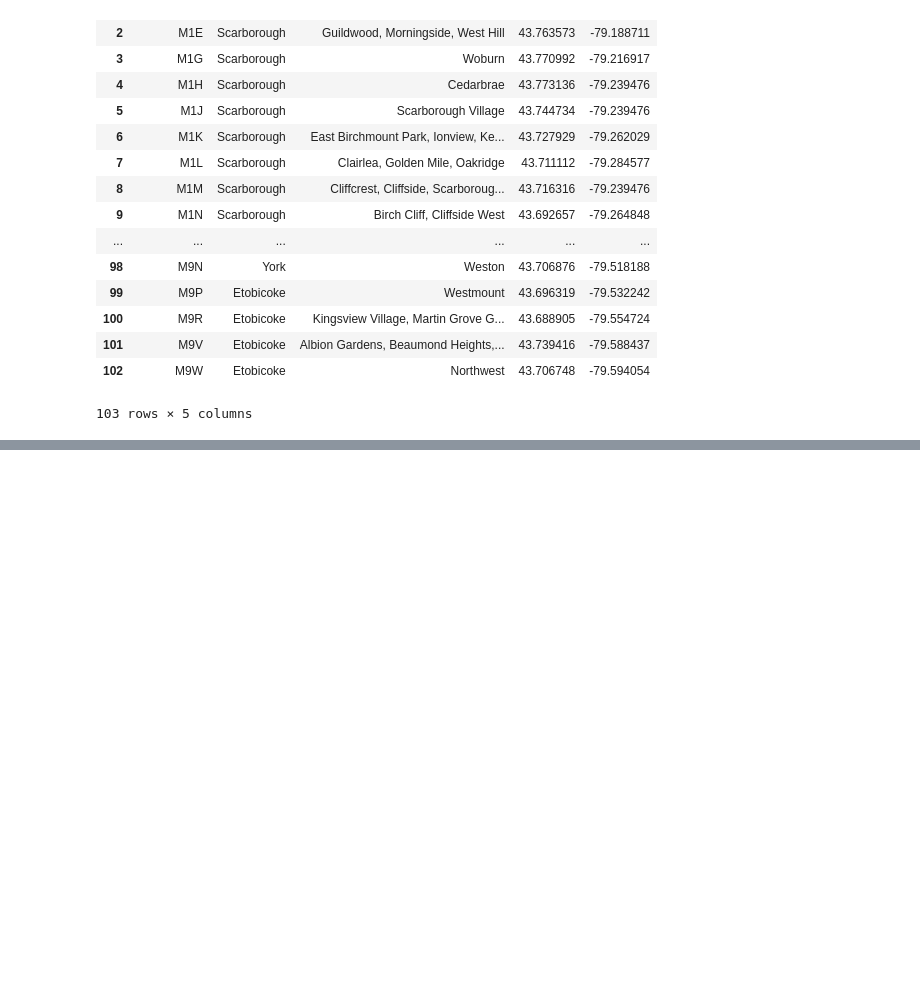
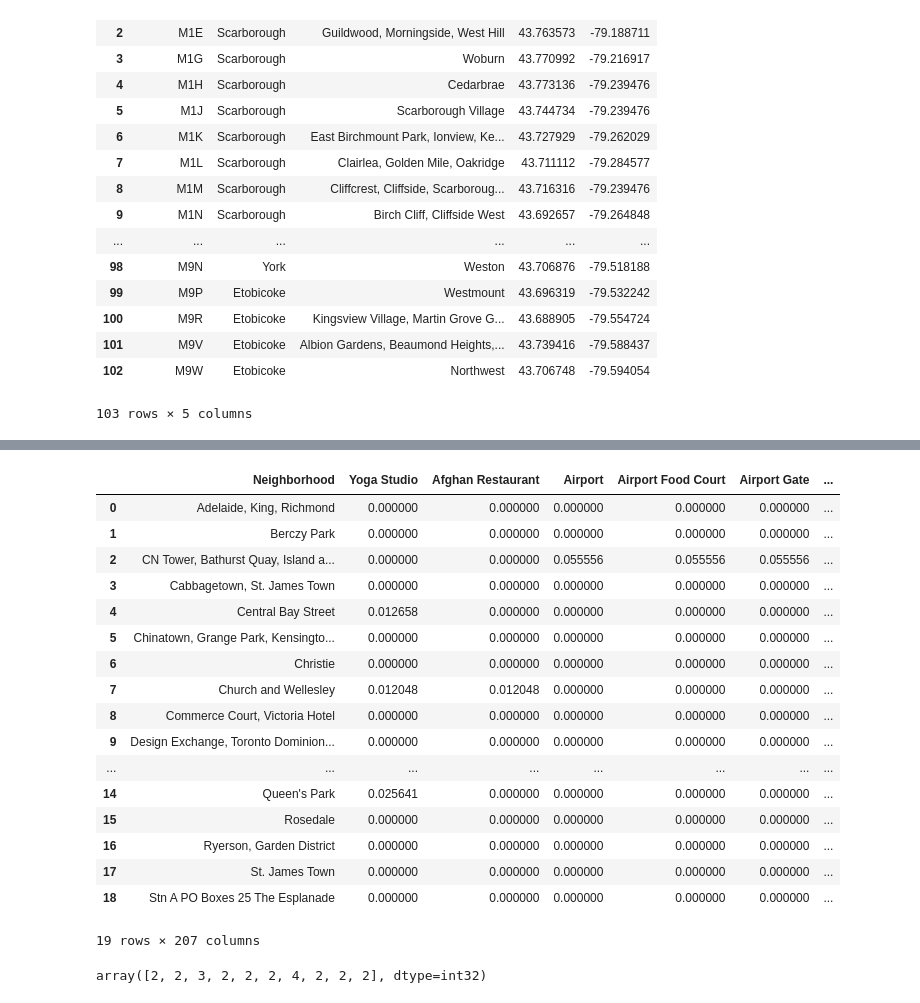
Before and after one commit to minhphan1986/Coursera_Capstone, a Jupyter notebook: Capstone_Project_course.ipynb, the cells around one changed output, grey strips where cells are left out. Cells and saved outputs as stored; diff of their text form; code cells hidden in the pictures; blank space fills up the shorter version.

Commit message:
Published from Watson Studio.

```diff
--- a/Capstone_Project_course.ipynb
+++ b/Capstone_Project_course.ipynb
@@ -150,8 +183,8 @@ map_toronto
 # %%
 
 
-CLIENT_ID = 'your-client-ID' # your Foursquare ID
-CLIENT_SECRET = 'your-client-secret' # your Foursquare Secret
+CLIENT_ID = 'TBSAWZA34Y1WK5SFX0LKDMURD2U1C3C5AWE1SWSVTE5J2AXJ' # your Foursquare ID
+CLIENT_SECRET = '0B5O15IRU01GNF1N42ONWDZTTUPQFADEJNSF1RBKIHFCJEE5' # your Foursquare Secret
 VERSION = '20180605' # Foursquare API version
 
 print('Your credentails:')
@@ -159,0 +237,4 @@ print('CLIENT_SECRET:' + CLIENT_SECRET)
+# %%
+toronto_data = df3[df3['Borough'] == 'Downtown Toronto'].reset_index(drop=True)
+toronto_data.columns.values[2]='Neighborhood'
+toronto_data
@@ -159,0 +259,6 @@ print('CLIENT_SECRET:' + CLIENT_SECRET)
+# %%
+LIMIT = 100
+toronto_venues = getNearbyVenues(names=toronto_data['Neighborhood'],
+                                   latitudes=toronto_data['Latitude'],
+                                   longitudes=toronto_data['Longitude']
+                                  )
@@ -159,0 +296,12 @@ print('CLIENT_SECRET:' + CLIENT_SECRET)
+# %%
+# one hot encoding
+toronto_onehot = pd.get_dummies(toronto_venues[['Venue Category']], prefix="", prefix_sep="")
+
+# add neighborhood column back to dataframe
+toronto_onehot['Neighborhood'] = toronto_venues['Neighborhood']
+
+# move neighborhood column to the first column
+fixed_columns = [toronto_onehot.columns[-1]] + list(toronto_onehot.columns[:-1])
+toronto_onehot = toronto_onehot[fixed_columns]
+
+toronto_onehot.head()
@@ -159,0 +316,35 @@ print('CLIENT_SECRET:' + CLIENT_SECRET)
+# %%
+toronto_grouped = toronto_onehot.groupby('Neighborhood').mean().reset_index()
+toronto_grouped
+# %% [output]
+|  | Neighborhood | Yoga Studio | Afghan Restaurant | Airport | Airport Food Court | Airport Gate | ... |
+| 0 | Adelaide, King, Richmond | 0.000000 | 0.000000 | 0.000000 | 0.000000 | 0.000000 | ... |
+| 1 | Berczy Park | 0.000000 | 0.000000 | 0.000000 | 0.000000 | 0.000000 | ... |
+| 2 | CN Tower, Bathurst Quay, Island a... | 0.000000 | 0.000000 | 0.055556 | 0.055556 | 0.055556 | ... |
+| 3 | Cabbagetown, St. James Town | 0.000000 | 0.000000 | 0.000000 | 0.000000 | 0.000000 | ... |
+| 4 | Central Bay Street | 0.012658 | 0.000000 | 0.000000 | 0.000000 | 0.000000 | ... |
+| 5 | Chinatown, Grange Park, Kensingto... | 0.000000 | 0.000000 | 0.000000 | 0.000000 | 0.000000 | ... |
+| 6 | Christie | 0.000000 | 0.000000 | 0.000000 | 0.000000 | 0.000000 | ... |
+| 7 | Church and Wellesley | 0.012048 | 0.012048 | 0.000000 | 0.000000 | 0.000000 | ... |
+| 8 | Commerce Court, Victoria Hotel | 0.000000 | 0.000000 | 0.000000 | 0.000000 | 0.000000 | ... |
+| 9 | Design Exchange, Toronto Dominion... | 0.000000 | 0.000000 | 0.000000 | 0.000000 | 0.000000 | ... |
+| ... | ... | ... | ... | ... | ... | ... | ... |
+| 14 | Queen's Park | 0.025641 | 0.000000 | 0.000000 | 0.000000 | 0.000000 | ... |
+| 15 | Rosedale | 0.000000 | 0.000000 | 0.000000 | 0.000000 | 0.000000 | ... |
+| 16 | Ryerson, Garden District | 0.000000 | 0.000000 | 0.000000 | 0.000000 | 0.000000 | ... |
+| 17 | St. James Town | 0.000000 | 0.000000 | 0.000000 | 0.000000 | 0.000000 | ... |
+| 18 | Stn A PO Boxes 25 The Esplanade | 0.000000 | 0.000000 | 0.000000 | 0.000000 | 0.000000 | ... |
+19 rows × 207 columns
+# %%
+# set number of clusters
+kclusters = 5
+
+toronto_grouped_clustering = toronto_grouped.drop('Neighborhood', 1)
+
+# run k-means clustering
+kmeans = KMeans(n_clusters=kclusters, random_state=0).fit(toronto_grouped_clustering)
+
+# check cluster labels generated for each row in the dataframe
+kmeans.labels_[0:10]
+# %% [output]
+array([2, 2, 3, 2, 2, 2, 4, 2, 2, 2], dtype=int32)
```
Also changed, not shown: parts of 17 cells of this notebook.
